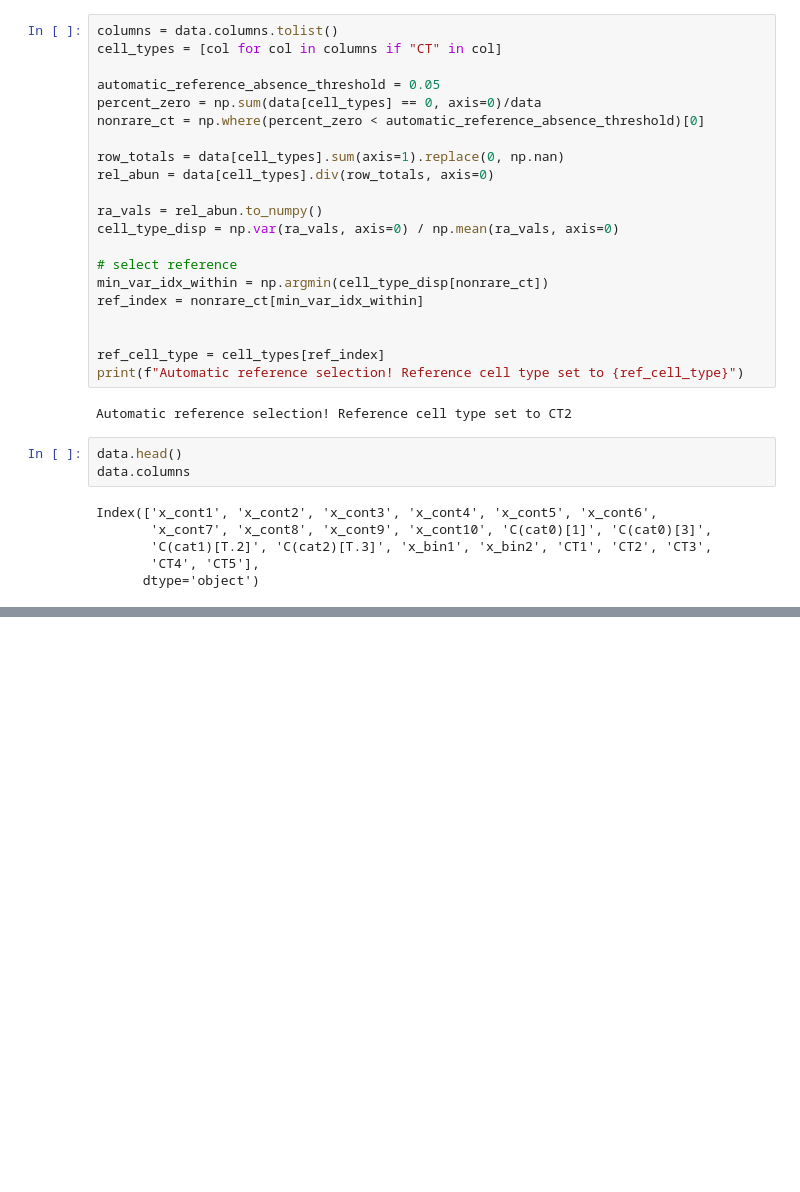
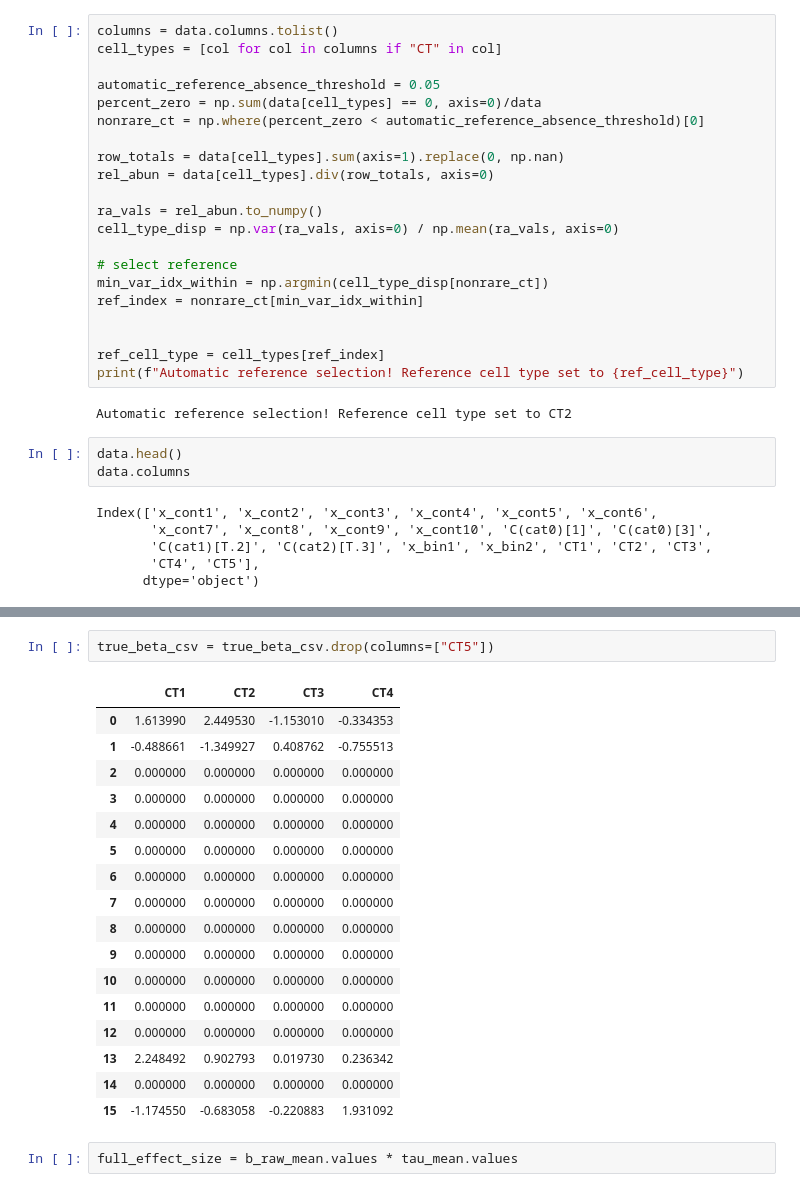
Before and after one commit to ericab322/scCODA, a Jupyter notebook: sccoda/datasets/test.ipynb, the cells around one changed output, grey strips where cells are left out. Drawn from its saved outputs; the diff is of its cells as text; blank space fills up the shorter version.

```diff
--- a/sccoda/datasets/test.ipynb
+++ b/sccoda/datasets/test.ipynb
@@ -245,0 +242,22 @@ None
+# %%
+true_beta_csv = true_beta_csv.drop(columns=["CT5"])
+# %% [output]
+|  | CT1 | CT2 | CT3 | CT4 |
+| 0 | 1.613990 | 2.449530 | -1.153010 | -0.334353 |
+| 1 | -0.488661 | -1.349927 | 0.408762 | -0.755513 |
+| 2 | 0.000000 | 0.000000 | 0.000000 | 0.000000 |
+| 3 | 0.000000 | 0.000000 | 0.000000 | 0.000000 |
+| 4 | 0.000000 | 0.000000 | 0.000000 | 0.000000 |
+| 5 | 0.000000 | 0.000000 | 0.000000 | 0.000000 |
+| 6 | 0.000000 | 0.000000 | 0.000000 | 0.000000 |
+| 7 | 0.000000 | 0.000000 | 0.000000 | 0.000000 |
+| 8 | 0.000000 | 0.000000 | 0.000000 | 0.000000 |
+| 9 | 0.000000 | 0.000000 | 0.000000 | 0.000000 |
+| 10 | 0.000000 | 0.000000 | 0.000000 | 0.000000 |
+| 11 | 0.000000 | 0.000000 | 0.000000 | 0.000000 |
+| 12 | 0.000000 | 0.000000 | 0.000000 | 0.000000 |
+| 13 | 2.248492 | 0.902793 | 0.019730 | 0.236342 |
+| 14 | 0.000000 | 0.000000 | 0.000000 | 0.000000 |
+| 15 | -1.174550 | -0.683058 | -0.220883 | 1.931092 |
+# %%
+full_effect_size = b_raw_mean.values * tau_mean.values
```
Also changed, not shown: parts of 7 cells of this notebook, 2 other files.
